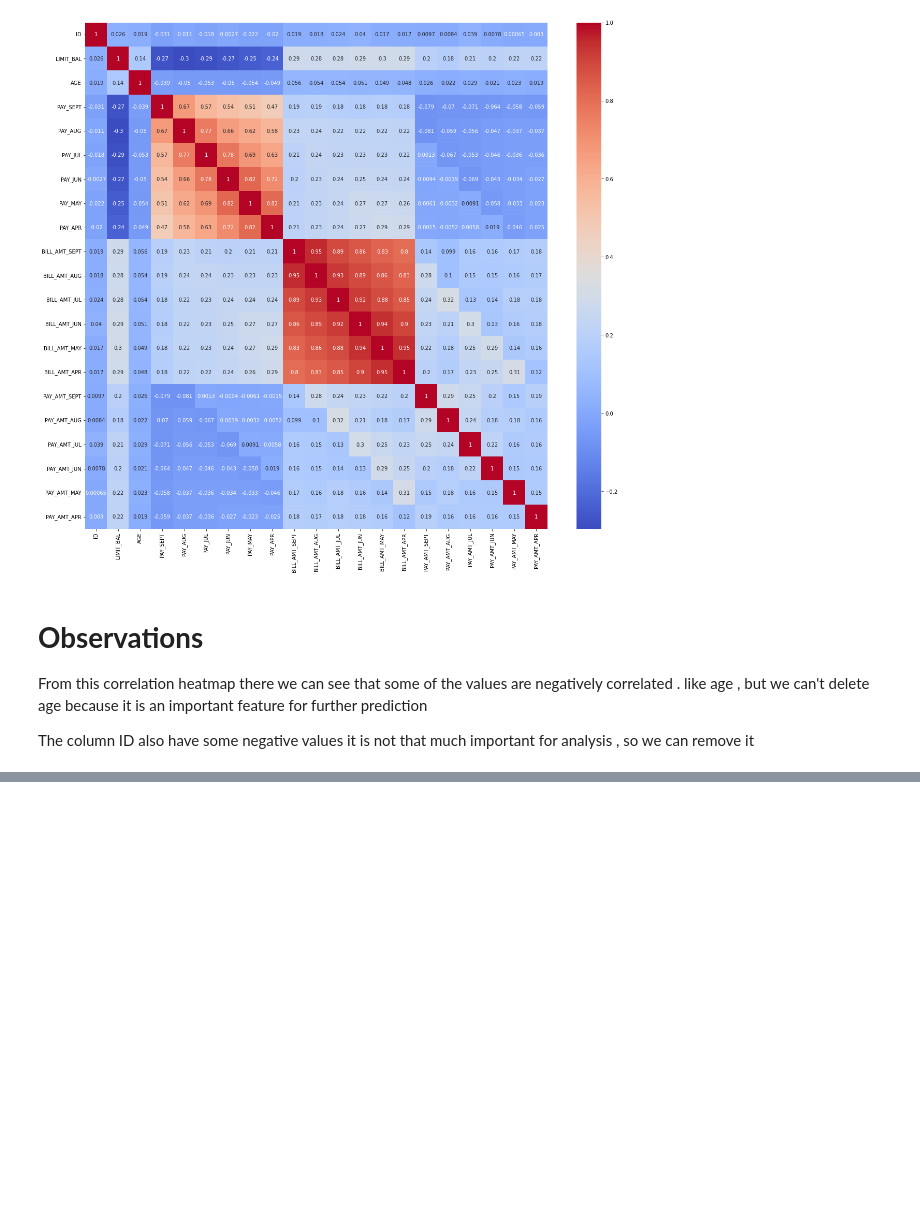
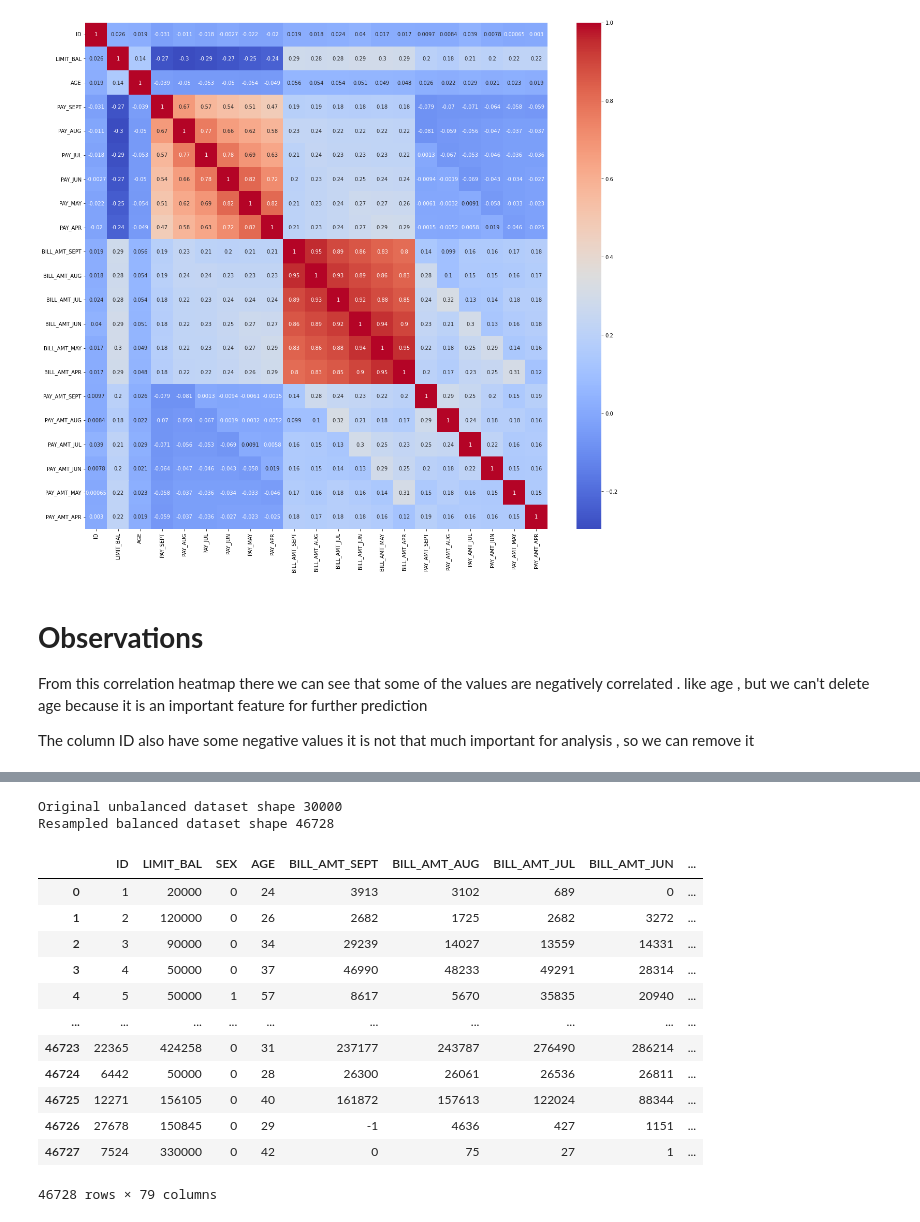
Before and after one commit to nehal35/Credit-Card-Default-Prediction---Capstone-Project, a Jupyter notebook: Credit_Card_Default_Prediction_Capstone_Project.ipynb, the cells around one changed output, grey strips where cells are left out. Drawn from its saved outputs; the diff is of its cells as text; code cells hidden in the pictures; blank space fills up the shorter version.

```diff
--- a/Credit_Card_Default_Prediction_Capstone_Project.ipynb
+++ b/Credit_Card_Default_Prediction_Capstone_Project.ipynb
@@ -510,0 +530,3 @@ The column ID also have some negative values it is not that much important for a
+# %%
+#creating dummy variables
+df = pd.get_dummies(df, columns = ['EDUCATION', 'MARRIAGE'])
@@ -510,0 +538,2 @@ The column ID also have some negative values it is not that much important for a
+# %%
+df.drop(['EDUCATION_Others', 'MARRIAGE_Others'], axis=1, inplace=True)
@@ -510,0 +570,33 @@ The column ID also have some negative values it is not that much important for a
+# %%
+
+#importing SMOTE to handle class imbalance
+from imblearn.over_sampling import SMOTE
+
+smote = SMOTE()
+
+# fit predictor and target variable
+x_smote, y_smote = smote.fit_resample(df[(i for i in list(df.describe(include='all').columns) if i != 'IsDefaulter')], df['IsDefaulter'])
+
+print('Original unbalanced dataset shape', len(df))
+print('Resampled balanced dataset shape', len(y_smote))
+# %% [output]
+Original unbalanced dataset shape 30000
+Resampled balanced dataset shape 46728
+# %%
+
+#array of dataset
+x_smote
+# %% [output]
+|  | ID | LIMIT_BAL | SEX | AGE | BILL_AMT_SEPT | BILL_AMT_AUG | BILL_AMT_JUL | BILL_AMT_JUN | ... |
+| 0 | 1 | 20000 | 0 | 24 | 3913 | 3102 | 689 | 0 | ... |
+| 1 | 2 | 120000 | 0 | 26 | 2682 | 1725 | 2682 | 3272 | ... |
+| 2 | 3 | 90000 | 0 | 34 | 29239 | 14027 | 13559 | 14331 | ... |
+| 3 | 4 | 50000 | 0 | 37 | 46990 | 48233 | 49291 | 28314 | ... |
+| 4 | 5 | 50000 | 1 | 57 | 8617 | 5670 | 35835 | 20940 | ... |
+| ... | ... | ... | ... | ... | ... | ... | ... | ... | ... |
+| 46723 | 22365 | 424258 | 0 | 31 | 237177 | 243787 | 276490 | 286214 | ... |
+| 46724 | 6442 | 50000 | 0 | 28 | 26300 | 26061 | 26536 | 26811 | ... |
+| 46725 | 12271 | 156105 | 0 | 40 | 161872 | 157613 | 122024 | 88344 | ... |
+| 46726 | 27678 | 150845 | 0 | 29 | -1 | 4636 | 427 | 1151 | ... |
+| 46727 | 7524 | 330000 | 0 | 42 | 0 | 75 | 27 | 1 | ... |
+46728 rows × 79 columns
```
Also changed, not shown: parts of 28 cells of this notebook.
